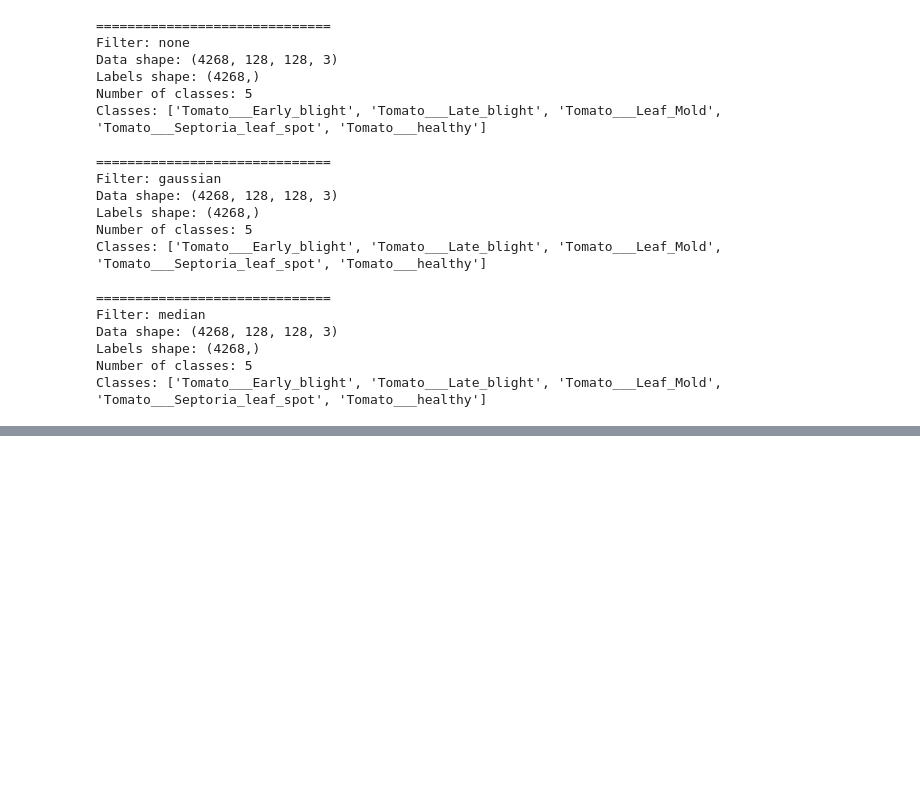
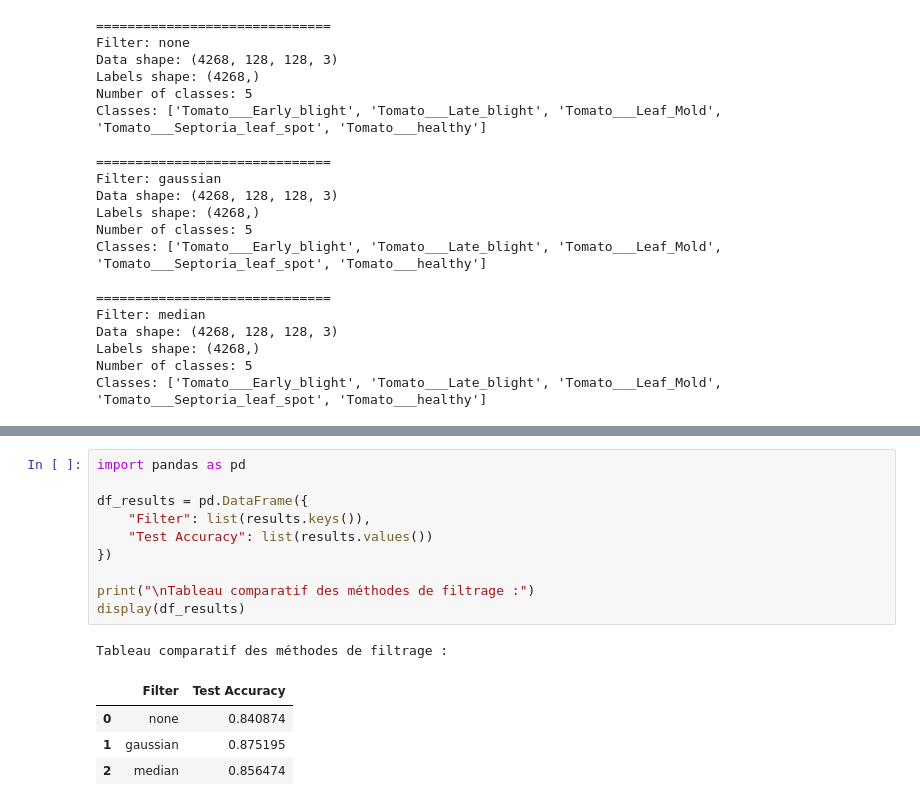
Before and after one commit to Basmaess1/Plant_disease_detection, a Jupyter notebook: srcs/preprocess.ipynb, the cells around one changed output, grey strips where cells are left out. Saved outputs shown, nothing was run; the diff lists cells and outputs as text; blank space fills up the shorter version.

```diff
--- a/srcs/preprocess.ipynb
+++ b/srcs/preprocess.ipynb
@@ -276,3 +296,19 @@ plt.show()
+# %%
+import pandas as pd
+
+df_results = pd.DataFrame({
+    "Filter": list(results.keys()),
+    "Test Accuracy": list(results.values())
+})
+
+print("\nTableau comparatif des méthodes de filtrage :")
+display(df_results)
+# %% [output]
+Tableau comparatif des méthodes de filtrage :
+|  | Filter | Test Accuracy |
+| 0 | none | 0.840874 |
+| 1 | gaussian | 0.875195 |
+| 2 | median | 0.856474 |
 # %%
 # ===============================
 # Affichage prédictions aléatoires
```
Also changed, not shown: parts of 9 cells of this notebook.
